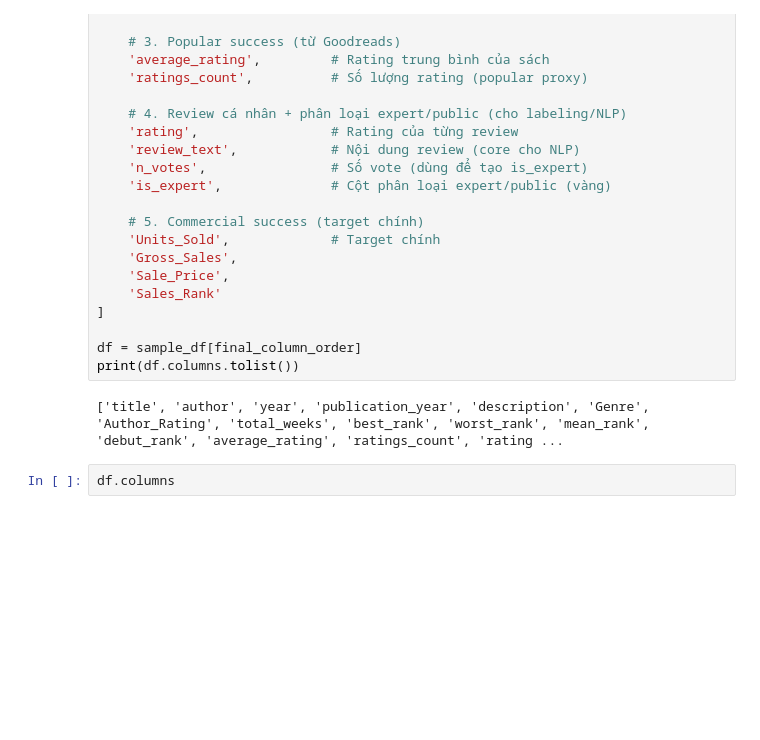
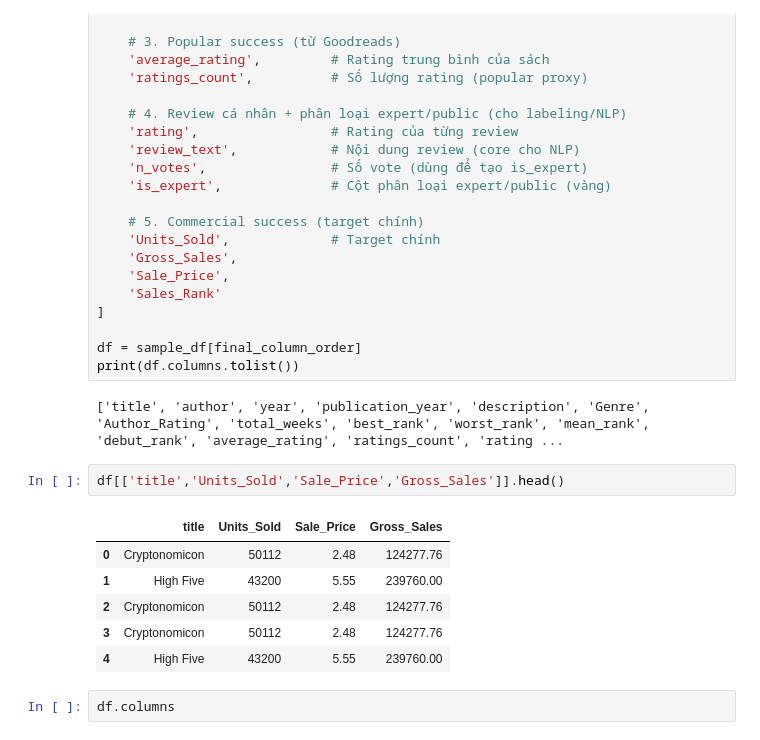
Before and after one commit to fountainhead-2207/DS102, a Jupyter notebook: notebooks/FE_1.ipynb, the cells around one changed output. Drawn from its saved outputs; the diff is of its cells as text; blank space fills up the shorter version.

```diff
--- a/notebooks/FE_1.ipynb
+++ b/notebooks/FE_1.ipynb
@@ -302,6 +329,15 @@ df = sample_df[final_column_order]
 print(df.columns.tolist())
 # %% [output]
 ['title', 'author', 'year', 'publication_year', 'description', 'Genre', 'Author_Rating', 'total_weeks', 'best_rank', 'worst_rank', 'mean_rank', 'debut_rank', 'average_rating', 'ratings_count', 'rating ...
+# %%
+df[['title','Units_Sold','Sale_Price','Gross_Sales']].head()
+# %% [output]
+|  | title | Units_Sold | Sale_Price | Gross_Sales |
+| 0 | Cryptonomicon | 50112 | 2.48 | 124277.76 |
+| 1 | High Five | 43200 | 5.55 | 239760.00 |
+| 2 | Cryptonomicon | 50112 | 2.48 | 124277.76 |
+| 3 | Cryptonomicon | 50112 | 2.48 | 124277.76 |
+| 4 | High Five | 43200 | 5.55 | 239760.00 |
 # %%
 df.columns
 # %% [output]
```
Also changed, not shown: parts of 12 cells of this notebook, 2 other files.
